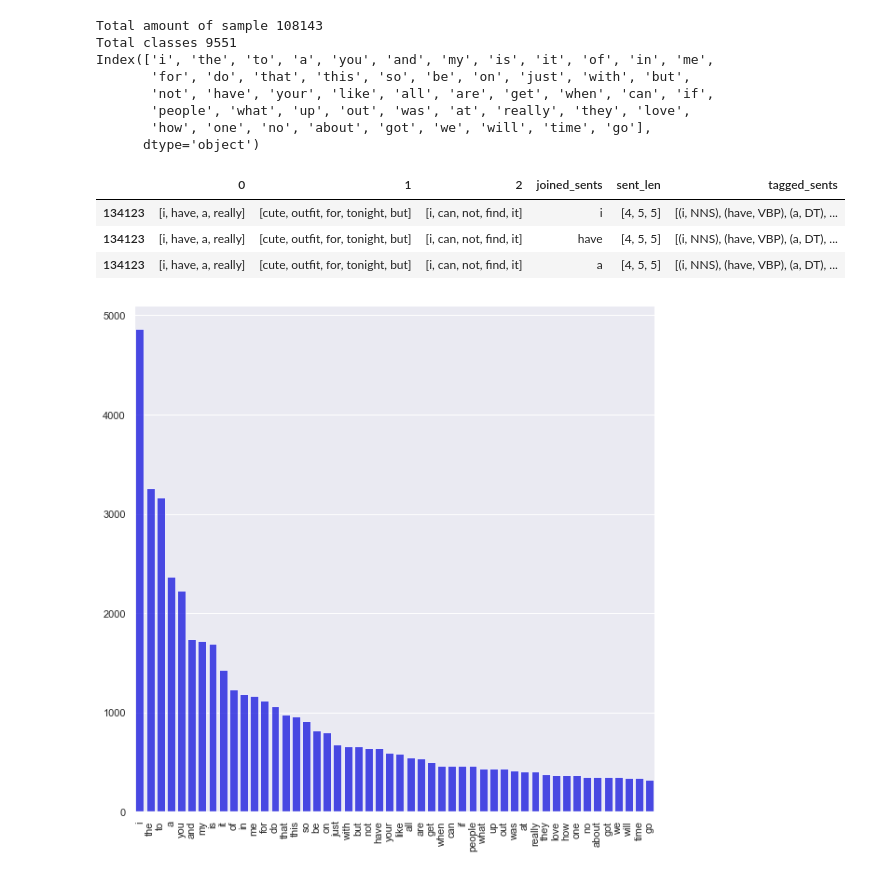
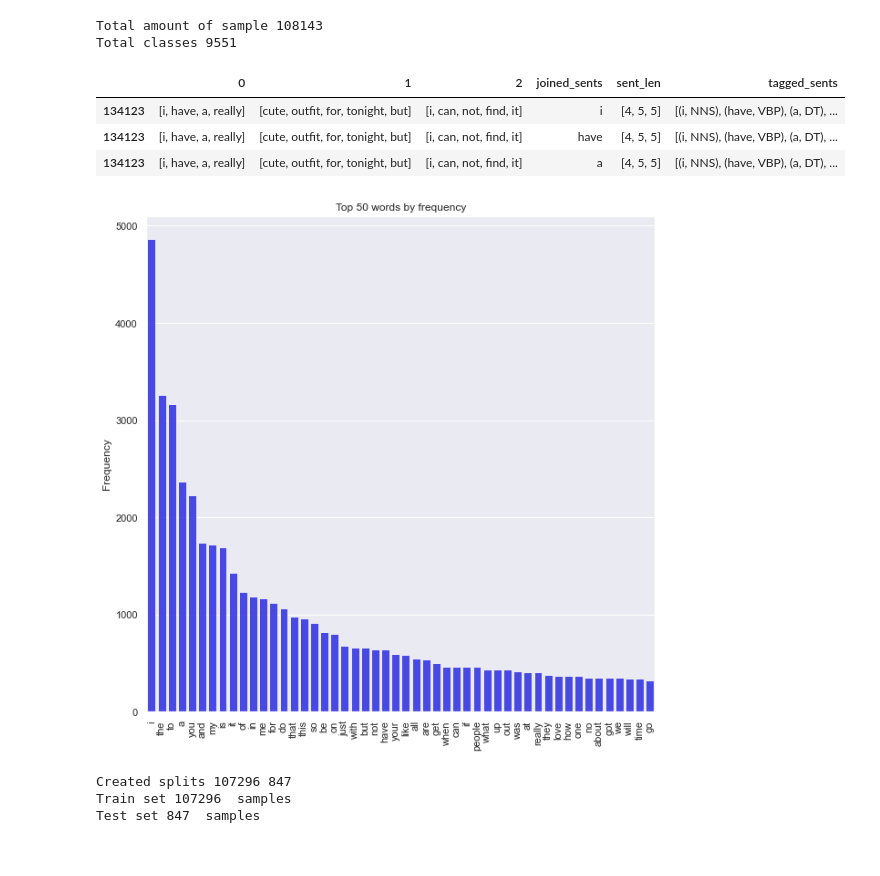
Before and after one commit to SavaSharif/PoemGenerator, a Jupyter notebook: naivebayes.ipynb, the cells around one changed output. Drawn from its saved outputs; the diff is of its cells as text; code cells hidden in the pictures.

```diff
--- a/naivebayes.ipynb
+++ b/naivebayes.ipynb
@@ -46,23 +47,22 @@ def get_syllables(word):
         return syllable_count
     return 0
 
+def syllable_count_for_list(words):
+    return sum(get_syllables(word) for word in words)
+
 # check the amount of syllables in the sentence
 for ind, row in df.iterrows():
-    sentence_syl_count = sum(get_syllables(w) for w in row['0'])
-    sentence_syl_count += sum(get_syllables(w) for w in row['1'])
-    sentence_syl_count += sum(get_syllables(w) for w in row['2'])
+    sentence_syl_count = syllable_count_for_list(row['0'])
+    sentence_syl_count += syllable_count_for_list(row['1'])
+    sentence_syl_count += syllable_count_for_list(row['2'])
 
     if(sentence_syl_count != 17):
         df = df.drop(ind)  # haiku must have 17 syllables
 
 print(df.shape)
 
-print(df.head())
-# tag the tokenized sentences
-
 df['joined_sents'] = df.apply(lambda x: [*x['0'], *x['1'], *x['2']], axis=1)
 df['sent_len'] = df.apply(lambda x: [len(x['0']), len(x['1']), len(x['2'])], axis=1)
-
 
 df['tagged_sents'] = df['joined_sents'].apply(lambda x: nl.pos_tag(x))
 
@@ -91,37 +78,31 @@ df.head(5)
 # %%
 unit = df.explode('joined_sents')
 
 print('Total amount of sample', unit['joined_sents'].count())
 print('Total classes', unit['joined_sents'].nunique())
 
 
 sns.set_theme()
+
 # create new figure
 fig, ax = plt.subplots(figsize=(10, 10))
 
 # get the amount of words in each class
 data = unit['joined_sents'].value_counts()[:50]
-
-print(data.index)
-
+plt.ylabel('Frequency')
+plt.title('Top 50 words by frequency')
 plt.xticks(rotation=90)
 sns.barplot(data.index, data.values, alpha=0.8, color='blue', ax=ax)
 
 unit.head(3)
 # %% [output]
 Total amount of sample 108143
 Total classes 9551
-Index(['i', 'the', 'to', 'a', 'you', 'and', 'my', 'is', 'it', 'of', 'in', 'me',
-       'for', 'do', 'that', 'this', 'so', 'be', 'on', 'just', 'with', 'but',
-       'not', 'have', 'your', 'like', 'all', 'are', 'get', 'when', 'can', 'if',
-       'people', 'what', 'up', 'out', 'was', 'at', 'really', 'they', 'love',
-       'how', 'one', 'no', 'about', 'got', 'we', 'will', 'time', 'go'],
-      dtype='object')
 |  | 0 | 1 | 2 | joined_sents | sent_len | tagged_sents |
 | 134123 | [i, have, a, really] | [cute, outfit, for, tonight, but] | [i, can, not, find, it] | i | [4, 5, 5] | [(i, NNS), (have, VBP), (a, DT), ... |
 | 134123 | [i, have, a, really] | [cute, outfit, for, tonight, but] | [i, can, not, find, it] | have | [4, 5, 5] | [(i, NNS), (have, VBP), (a, DT), ... |
 | 134123 | [i, have, a, really] | [cute, outfit, for, tonight, but] | [i, can, not, find, it] | a | [4, 5, 5] | [(i, NNS), (have, VBP), (a, DT), ... |
-[figure, old version]
+[figure, new version]
 # %%
 def pos_features(sentence, i):
     word = sentence[i][0]
@@ -140,7 +121,7 @@ def pos_features(sentence, i):
     features["count"] = sentence.count(word)
 
     features.update(get_n_word(sentence, i, -1))
-    # features.update(get_n_word(sentence, i, -2))
+    features.update(get_n_word(sentence, i, -2))
 
     return features
 
@@ -181,5 +162,13 @@ def flatten(t):
 f_f = flatten(featuresets)
 
 train_set, test_set = f_f[size:], f_f[:size]
+
+print('Created splits', len(train_set), len(test_set))
+print('Train set', len(train_set), ' samples')
+print('Test set', len(test_set), ' samples')
+# %% [output]
+Created splits 107296 847
+Train set 107296  samples
+Test set 847  samples
 # %%
 classifier = nl.NaiveBayesClassifier.train(train_set)
```
Also changed, not shown: parts of 9 cells of this notebook, 2 other files.
